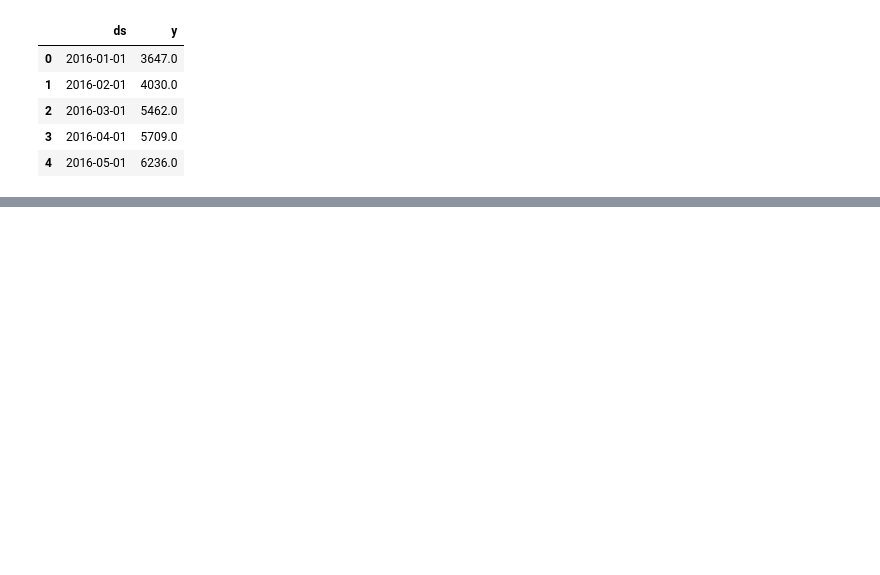
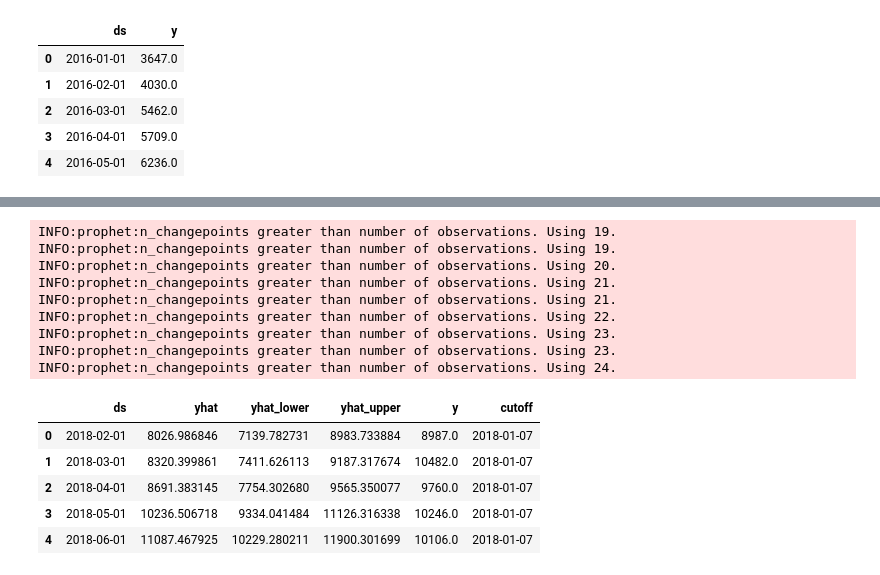
Before and after one commit to CarlS2rt/fbprophet_forecasts, a Jupyter notebook: cable_senior_monthly.ipynb, the cells around one changed output, grey strips where cells are left out. Saved outputs shown, nothing was run; the diff lists cells and outputs as text; code cells hidden in the pictures; blank space fills up the shorter version.

```diff
--- a/cable_senior_monthly.ipynb
+++ b/cable_senior_monthly.ipynb
@@ -76,2 +80,7 @@ forecast.tail()
 # %%
 forecast.to_excel('outputs/cable_senior_monthly.xlsx')
+# %%
+# create cross-validation df
+df_cv = cross_validation(m, initial='104 W', period='4 W', horizon = '52 W')
+df_cv.head()
+# %% [output]
@@ -77,0 +88,15 @@ forecast.to_excel('outputs/cable_senior_monthly.xlsx')
+INFO:prophet:n_changepoints greater than number of observations. Using 19.
+INFO:prophet:n_changepoints greater than number of observations. Using 19.
+INFO:prophet:n_changepoints greater than number of observations. Using 20.
+INFO:prophet:n_changepoints greater than number of observations. Using 21.
+INFO:prophet:n_changepoints greater than number of observations. Using 21.
+INFO:prophet:n_changepoints greater than number of observations. Using 22.
+INFO:prophet:n_changepoints greater than number of observations. Using 23.
+INFO:prophet:n_changepoints greater than number of observations. Using 23.
+INFO:prophet:n_changepoints greater than number of observations. Using 24.
+|  | ds | yhat | yhat_lower | yhat_upper | y | cutoff |
+| 0 | 2018-02-01 | 8026.986846 | 7139.782731 | 8983.733884 | 8987.0 | 2018-01-07 |
+| 1 | 2018-03-01 | 8320.399861 | 7411.626113 | 9187.317674 | 10482.0 | 2018-01-07 |
+| 2 | 2018-04-01 | 8691.383145 | 7754.302680 | 9565.350077 | 9760.0 | 2018-01-07 |
+| 3 | 2018-05-01 | 10236.506718 | 9334.041484 | 11126.316338 | 10246.0 | 2018-01-07 |
+| 4 | 2018-06-01 | 11087.467925 | 10229.280211 | 11900.301699 | 10106.0 | 2018-01-07 |
```
Also changed, not shown: parts of 12 cells of this notebook, 58 other files.
